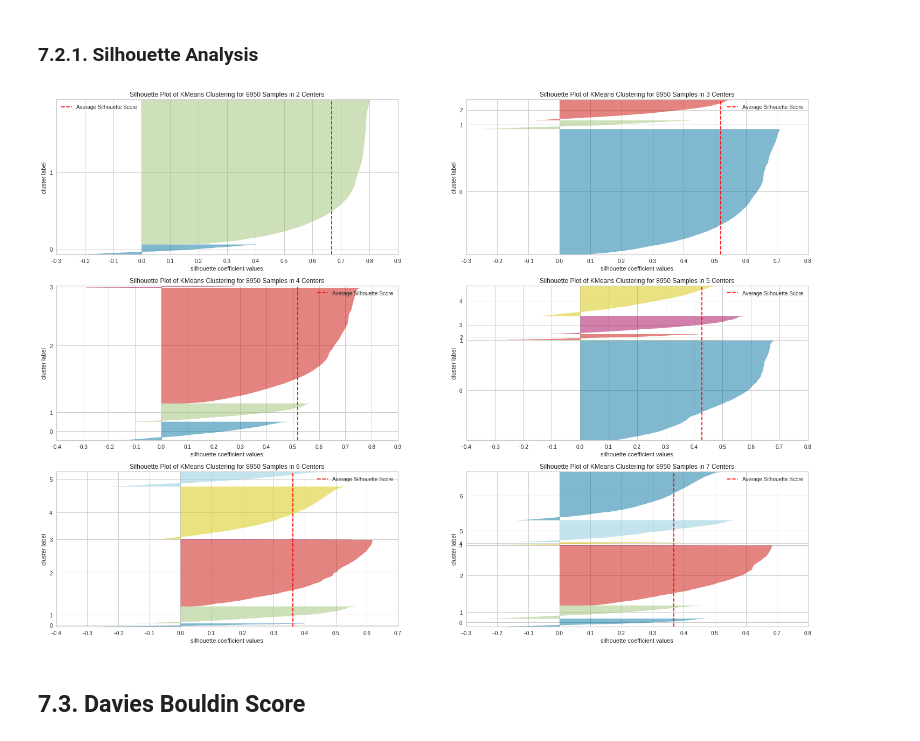
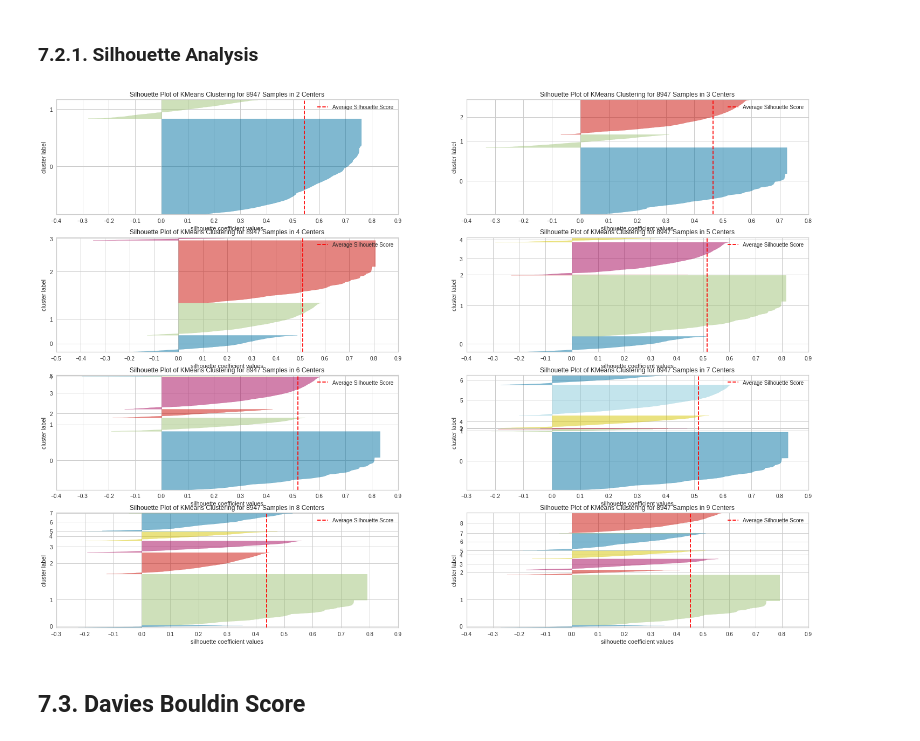
Before and after one commit to Matheus-Homem/international_bank_marketing, a Jupyter notebook: notebooks/c3_feature_engineering.ipynb, the cells around one changed output. Drawn from its saved outputs; the diff is of its cells as text; code cells hidden in the pictures.

```diff
--- a/notebooks/c3_feature_engineering.ipynb
+++ b/notebooks/c3_feature_engineering.ipynb
@@ -226,5 +225,10 @@ df3.sample(5).T
 # %%
-df_ref = df3[['cust_id','purchases_frequency','purchases_trx','balance','purchases']].copy()
+df_ref = df3[['cust_id',
+              'oneoff_purchases',
+              'installments_purchases',
+              'oneoff_purchases_frequency',
+              'purchases_installments_frequency',
+              'purchases_trx']].copy()
 
 df_ref.sample(5).T
 # %% [output]
@@ -254,9 +259,12 @@ df5.head()
-# %%
-## Standard Scaler
-ss = pp.StandardScaler()
-
-for feature in df5.columns.tolist()[2:]:
-  df5[feature] = ss.fit_transform(df5[[feature]])
+# %%
+## Standard Scaler
+ss = pp.StandardScaler()
+
+df5['oneoff_purchases_frequency'] = ss.fit_transform(df5[['oneoff_purchases_frequency']])
+df5['oneoff_purchases'] = ss.fit_transform(df5[['oneoff_purchases']])
+df5['installments_purchases'] = ss.fit_transform(df5[['installments_purchases']])
+df5['purchases_trx'] = ss.fit_transform(df5[['purchases_trx']])
+df5['purchases_installments_frequency'] = ss.fit_transform(df5[['purchases_installments_frequency']])
 # %% [markdown]
 # 6. Feature Selection
 # %%
@@ -266,7 +274,7 @@ df6 = df5.copy()
 # %%
 X = df6.drop('cust_id',axis=1)
 # %%
-clusters = [2,3,4,5,6,7]
+clusters = [2,3,4,5,6,7,8,9]
 # %%
 model = KMeans(random_state=101)
 # %% [markdown]
@@ -290,17 +298,17 @@ kmeans.show()
 # %% [markdown]
 ### 7.2.1. Silhouette Analysis
 # %%
-fig, ax = plt.subplots(3,2,figsize=(25,18))
+fig, ax = plt.subplots(4,2,figsize=(25,18))
 
 for k in clusters:
   km = KMeans(n_clusters=k,init='random',n_init=10,max_iter=100,random_state=101)
   q, mod = divmod(k,2)
 
   visualizer = SilhouetteVisualizer(km,colors='yellowbrick',ax=ax[q-1][mod])
   visualizer.fit(X)
   visualizer.finalize()
 # %% [output]
-[figure, old version]
+[figure, new version]
 # %% [markdown]
 ## 7.3. Davies Bouldin Score
 # %%
```
Also changed, not shown: parts of 18 cells of this notebook.
